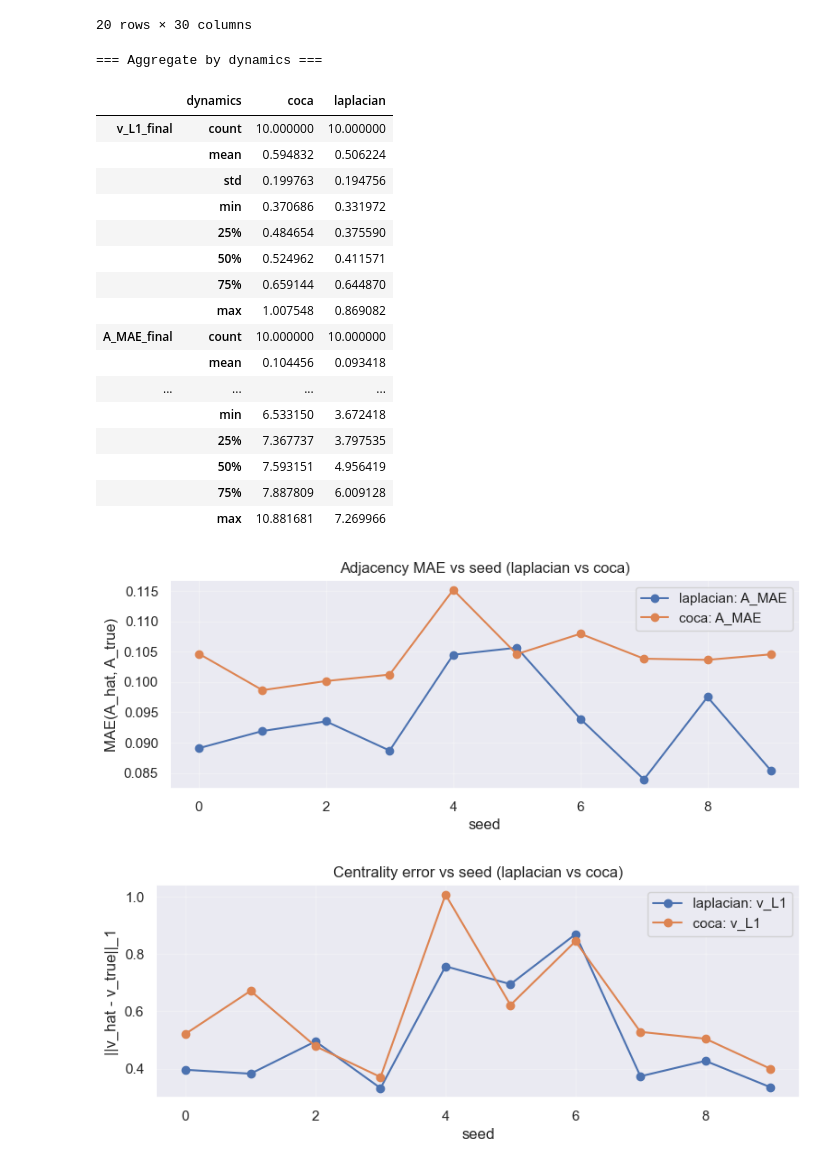
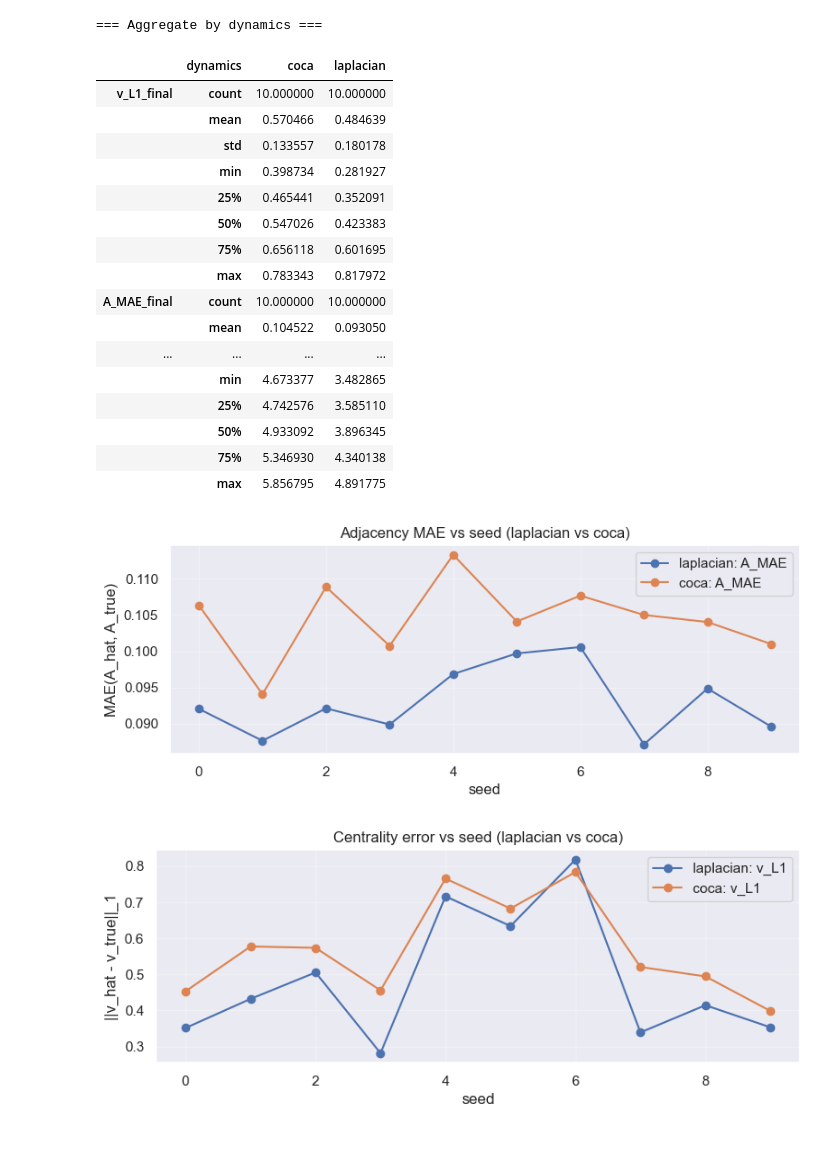
Before and after one commit to mariusdgm/unknown_graph_networks, a Jupyter notebook: opinion_dynamics/experiments/test_multiseed_coca_nonlinear.ipynb, the cells around one changed output. Drawn from its saved outputs; the diff is of its cells as text; code cells hidden in the pictures.

```diff
--- a/opinion_dynamics/experiments/test_multiseed_coca_nonlinear.ipynb
+++ b/opinion_dynamics/experiments/test_multiseed_coca_nonlinear.ipynb
@@ -58,6 +61,7 @@ sys.path.append(proj_root)
 # timed_one(0, "laplacian")
 # timed_one(0, "coca")
 # %%
+
 # =========================================================
 # Multi-seed experiment (10 seeds) — collect metrics only
 # =========================================================
@@ -70,6 +74,7 @@ from opinion_dynamics.experiments.online_nonlinear import run_multi_seed_experim
 seeds = range(10)
 B_campaign = 1.0
 num_campaigns_total = 5
+FIT_MAX_STEPS = 5_000
 
 # Laplacian: keep "good" fit budget
 df_lap = run_multi_seed_experiment_dynamics(
@@ -80,7 +85,7 @@ df_lap = run_multi_seed_experiment_dynamics(
     suppress_fit_logs=True,
 
     # fit budget (laplacian)
-    fit_max_steps=5_000,
+    fit_max_steps=FIT_MAX_STEPS,
     fit_mae_stop=1e-2,
     fit_batch_size=256,
     fit_check_every=200,
@@ -98,7 +103,7 @@ df_coca = run_multi_seed_experiment_dynamics(
     suppress_fit_logs=True,
 
     # tighter fit for COCA (because the Laplacian learner won't hit tiny mae anyway)
-    fit_max_steps=2000,
+    fit_max_steps=FIT_MAX_STEPS,
     fit_mae_stop=2e-2,
     fit_batch_size=512,
     timing=True,
@@ -177,24 +176,23 @@ please provide us feedback at https://github.com/pandas-dev/pandas/issues/54466
-20 rows × 30 columns
+=== Aggregate by dynamics ===
-=== Aggregate by dynamics ===
 |  | dynamics | coca | laplacian |
 | v_L1_final | count | 10.000000 | 10.000000 |
-|  | mean | 0.594832 | 0.506224 |
-|  | std | 0.199763 | 0.194756 |
-|  | min | 0.370686 | 0.331972 |
-|  | 25% | 0.484654 | 0.375590 |
-|  | 50% | 0.524962 | 0.411571 |
-|  | 75% | 0.659144 | 0.644870 |
-|  | max | 1.007548 | 0.869082 |
+|  | mean | 0.570466 | 0.484639 |
+|  | std | 0.133557 | 0.180178 |
+|  | min | 0.398734 | 0.281927 |
+|  | 25% | 0.465441 | 0.352091 |
+|  | 50% | 0.547026 | 0.423383 |
+|  | 75% | 0.656118 | 0.601695 |
+|  | max | 0.783343 | 0.817972 |
 | A_MAE_final | count | 10.000000 | 10.000000 |
-|  | mean | 0.104456 | 0.093418 |
+|  | mean | 0.104522 | 0.093050 |
 | ... | ... | ... | ... |
-|  | min | 6.533150 | 3.672418 |
-|  | 25% | 7.367737 | 3.797535 |
-|  | 50% | 7.593151 | 4.956419 |
-|  | 75% | 7.887809 | 6.009128 |
-|  | max | 10.881681 | 7.269966 |
+|  | min | 4.673377 | 3.482865 |
+|  | 25% | 4.742576 | 3.585110 |
+|  | 50% | 4.933092 | 3.896345 |
+|  | 75% | 5.346930 | 4.340138 |
+|  | max | 5.856795 | 4.891775 |
-[figure, old version]
+[figure, new version]
-[figure, old version]
+[figure, new version]
 # %%
 import numpy as np
 import matplotlib.pyplot as plt
```
Also changed, not shown: parts of 3 cells of this notebook, 5 other files.
